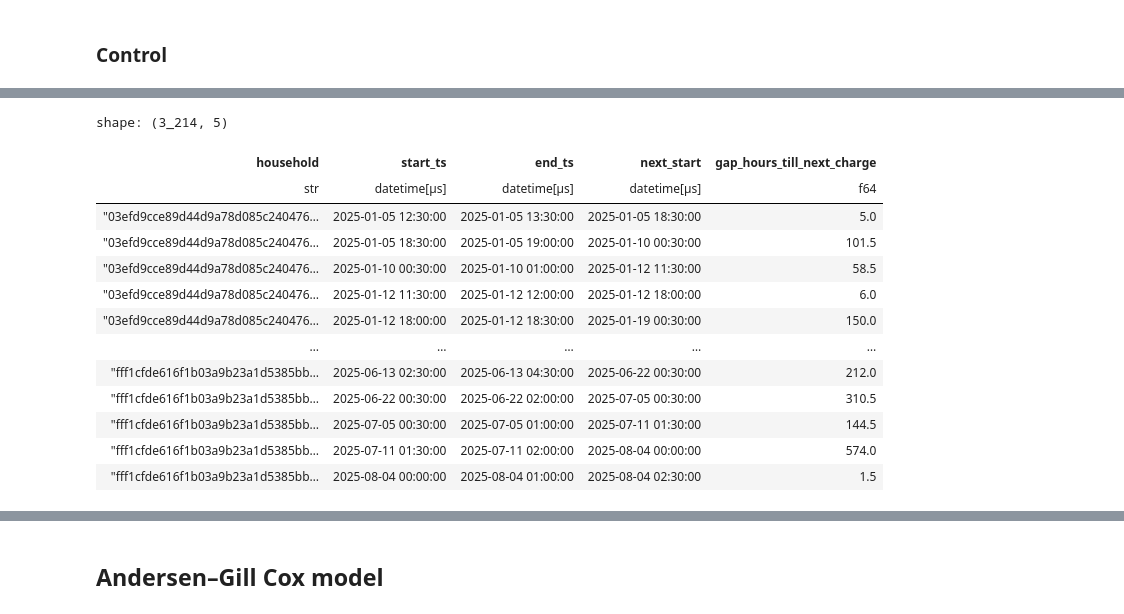
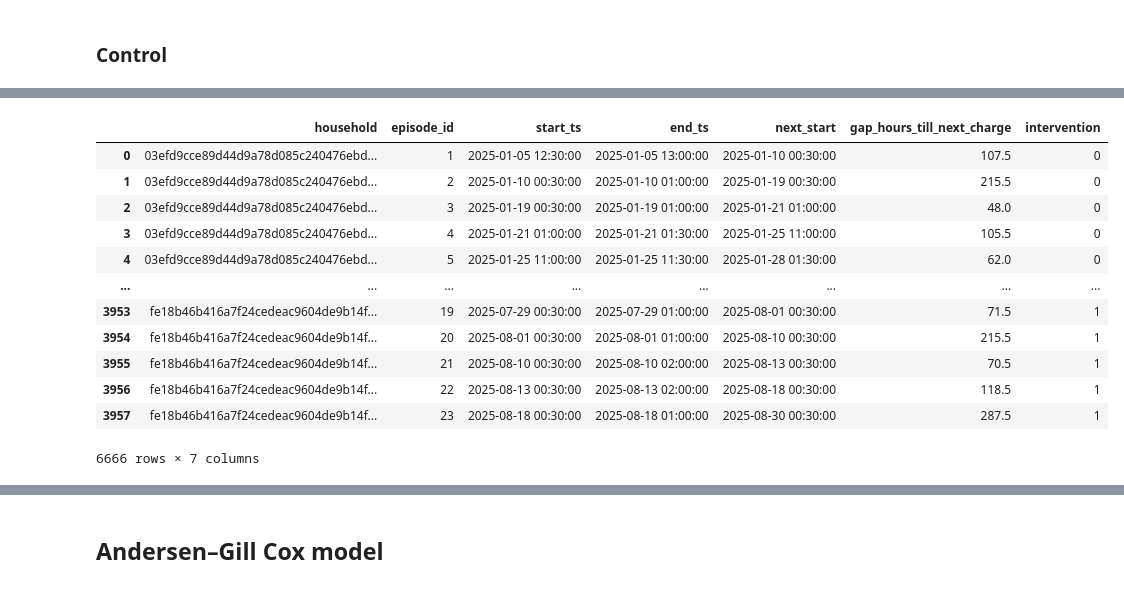
Before and after one commit to dumontduval/opticharge, a Jupyter notebook: notebooks/N00_Introductory.ipynb, the cells around one changed output, grey strips where cells are left out. Drawn from its saved outputs; the diff is of its cells as text; code cells hidden in the pictures.

```diff
--- a/notebooks/N00_Introductory.ipynb
+++ b/notebooks/N00_Introductory.ipynb
@@ -729,18 +715,23 @@ shape: (3_303, 4)
 # %%
-gap_times = calculate_gaps(episodes)
+gap_times_C = calculate_gaps(episodes_C).to_pandas()
+gap_times_C['intervention'] = 0
+
+gap_times_I = calculate_gaps(episodes_I).to_pandas()
+gap_times_I['intervention'] = 1
+
+gap_times = pd.concat([gap_times_C, gap_times_I])
 gap_times
 # %% [output]
+|  | household | episode_id | start_ts | end_ts | next_start | gap_hours_till_next_charge | intervention |
+| 0 | 03efd9cce89d44d9a78d085c240476ebd... | 1 | 2025-01-05 12:30:00 | 2025-01-05 13:00:00 | 2025-01-10 00:30:00 | 107.5 | 0 |
+| 1 | 03efd9cce89d44d9a78d085c240476ebd... | 2 | 2025-01-10 00:30:00 | 2025-01-10 01:00:00 | 2025-01-19 00:30:00 | 215.5 | 0 |
+| 2 | 03efd9cce89d44d9a78d085c240476ebd... | 3 | 2025-01-19 00:30:00 | 2025-01-19 01:00:00 | 2025-01-21 01:00:00 | 48.0 | 0 |
+| 3 | 03efd9cce89d44d9a78d085c240476ebd... | 4 | 2025-01-21 01:00:00 | 2025-01-21 01:30:00 | 2025-01-25 11:00:00 | 105.5 | 0 |
+| 4 | 03efd9cce89d44d9a78d085c240476ebd... | 5 | 2025-01-25 11:00:00 | 2025-01-25 11:30:00 | 2025-01-28 01:30:00 | 62.0 | 0 |
+| ... | ... | ... | ... | ... | ... | ... | ... |
+| 3953 | fe18b46b416a7f24cedeac9604de9b14f... | 19 | 2025-07-29 00:30:00 | 2025-07-29 01:00:00 | 2025-08-01 00:30:00 | 71.5 | 1 |
+| 3954 | fe18b46b416a7f24cedeac9604de9b14f... | 20 | 2025-08-01 00:30:00 | 2025-08-01 01:00:00 | 2025-08-10 00:30:00 | 215.5 | 1 |
+| 3955 | fe18b46b416a7f24cedeac9604de9b14f... | 21 | 2025-08-10 00:30:00 | 2025-08-10 02:00:00 | 2025-08-13 00:30:00 | 70.5 | 1 |
+| 3956 | fe18b46b416a7f24cedeac9604de9b14f... | 22 | 2025-08-13 00:30:00 | 2025-08-13 02:00:00 | 2025-08-18 00:30:00 | 118.5 | 1 |
+| 3957 | fe18b46b416a7f24cedeac9604de9b14f... | 23 | 2025-08-18 00:30:00 | 2025-08-18 01:00:00 | 2025-08-30 00:30:00 | 287.5 | 1 |
-shape: (3_214, 5)
+6666 rows × 7 columns
-| household | start_ts | end_ts | next_start | gap_hours_till_next_charge |
-| str | datetime[μs] | datetime[μs] | datetime[μs] | f64 |
-| "03efd9cce89d44d9a78d085c240476… | 2025-01-05 12:30:00 | 2025-01-05 13:30:00 | 2025-01-05 18:30:00 | 5.0 |
-| "03efd9cce89d44d9a78d085c240476… | 2025-01-05 18:30:00 | 2025-01-05 19:00:00 | 2025-01-10 00:30:00 | 101.5 |
-| "03efd9cce89d44d9a78d085c240476… | 2025-01-10 00:30:00 | 2025-01-10 01:00:00 | 2025-01-12 11:30:00 | 58.5 |
-| "03efd9cce89d44d9a78d085c240476… | 2025-01-12 11:30:00 | 2025-01-12 12:00:00 | 2025-01-12 18:00:00 | 6.0 |
-| "03efd9cce89d44d9a78d085c240476… | 2025-01-12 18:00:00 | 2025-01-12 18:30:00 | 2025-01-19 00:30:00 | 150.0 |
-| … | … | … | … | … |
-| "fff1cfde616f1b03a9b23a1d5385bb… | 2025-06-13 02:30:00 | 2025-06-13 04:30:00 | 2025-06-22 00:30:00 | 212.0 |
-| "fff1cfde616f1b03a9b23a1d5385bb… | 2025-06-22 00:30:00 | 2025-06-22 02:00:00 | 2025-07-05 00:30:00 | 310.5 |
-| "fff1cfde616f1b03a9b23a1d5385bb… | 2025-07-05 00:30:00 | 2025-07-05 01:00:00 | 2025-07-11 01:30:00 | 144.5 |
-| "fff1cfde616f1b03a9b23a1d5385bb… | 2025-07-11 01:30:00 | 2025-07-11 02:00:00 | 2025-08-04 00:00:00 | 574.0 |
-| "fff1cfde616f1b03a9b23a1d5385bb… | 2025-08-04 00:00:00 | 2025-08-04 01:00:00 | 2025-08-04 02:30:00 | 1.5 |
```
Also changed, not shown: parts of 30 cells of this notebook.
